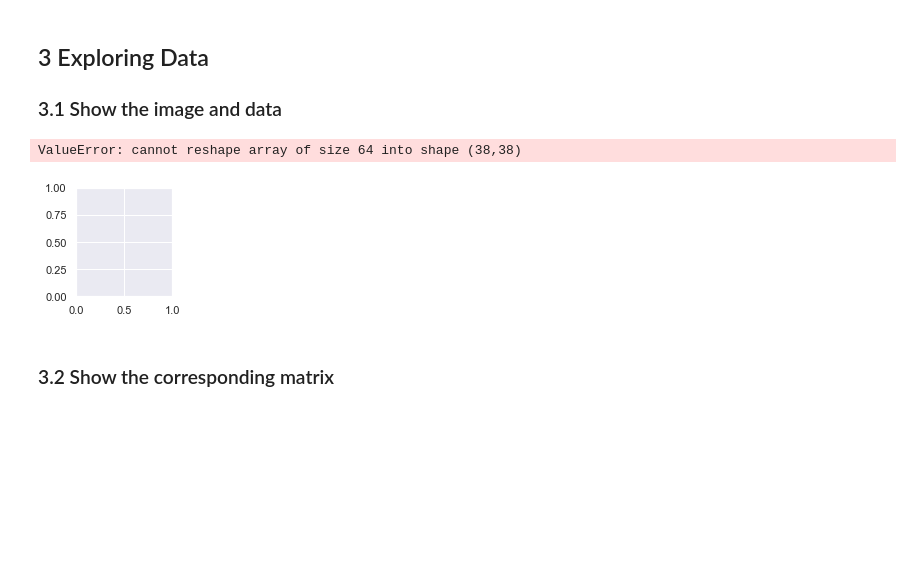
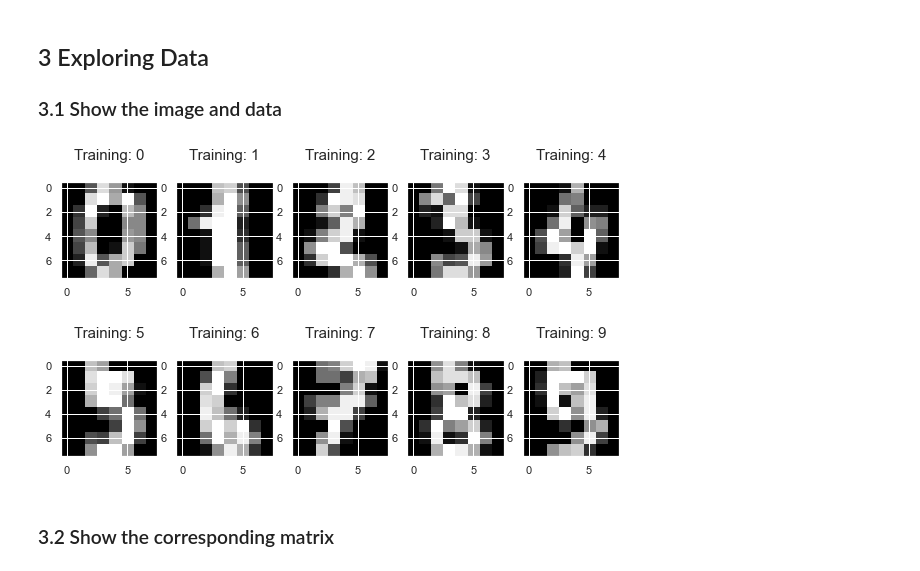
Before and after one commit to willongithub/archieve-data-science, a Jupyter notebook: PRML/prml_w3.ipynb, the cells around one changed output. Cells and saved outputs as stored; diff of their text form; code cells hidden in the pictures; blank space fills up the shorter version.

```diff
--- a/PRML/prml_w3.ipynb
+++ b/PRML/prml_w3.ipynb
@@ -415,15 +415,14 @@ plt.show()
 ## 3 Exploring Data
 ### 3.1 Show the image and data
 # %%
-plt.figure(figsize=(10,2))
-for index, (image, label) in enumerate(zip(digits.data[0:5],
-                                           digits.target[0:5])):
-    plt.subplot(1, 5, index + 1)
+plt.figure(figsize=(10,6))
+for index, (image, label) in enumerate(zip(digits.data[0:10],
+                                           digits.target[0:10])):
+    plt.subplot(2, 5, index + 1)
     plt.imshow(np.reshape(image, (8, 8)), cmap=plt.cm.gray)
     plt.title('Training: %i\n' % int(label), fontsize = 15)
 # %% [output]
-ValueError: cannot reshape array of size 64 into shape (38,38)
-[figure, old version]
+[figure, new version]
 # %% [markdown]
 ### 3.2 Show the corresponding matrix
 # %%
```
Also changed, not shown: parts of 17 cells of this notebook, 2 other files.
